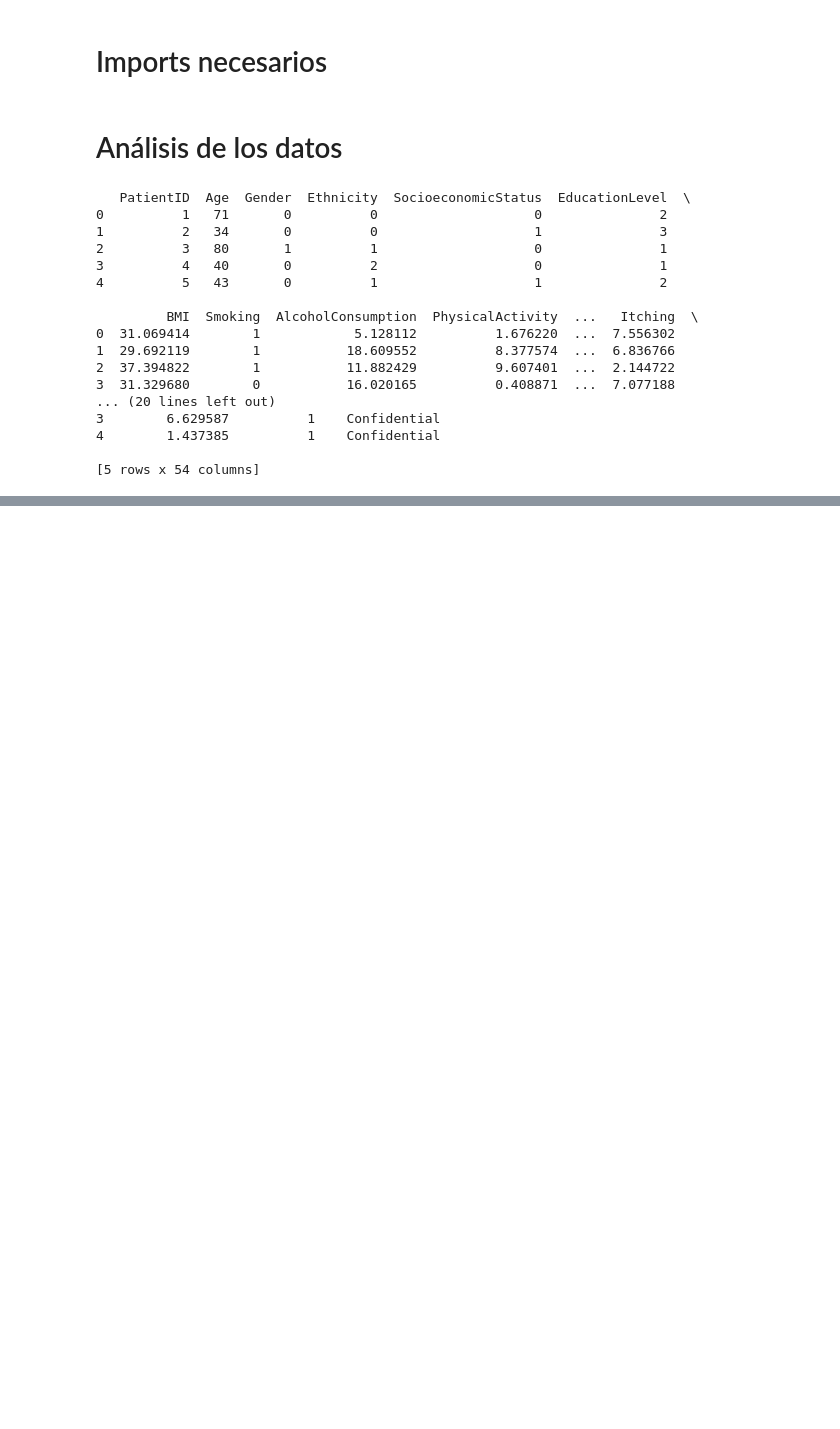
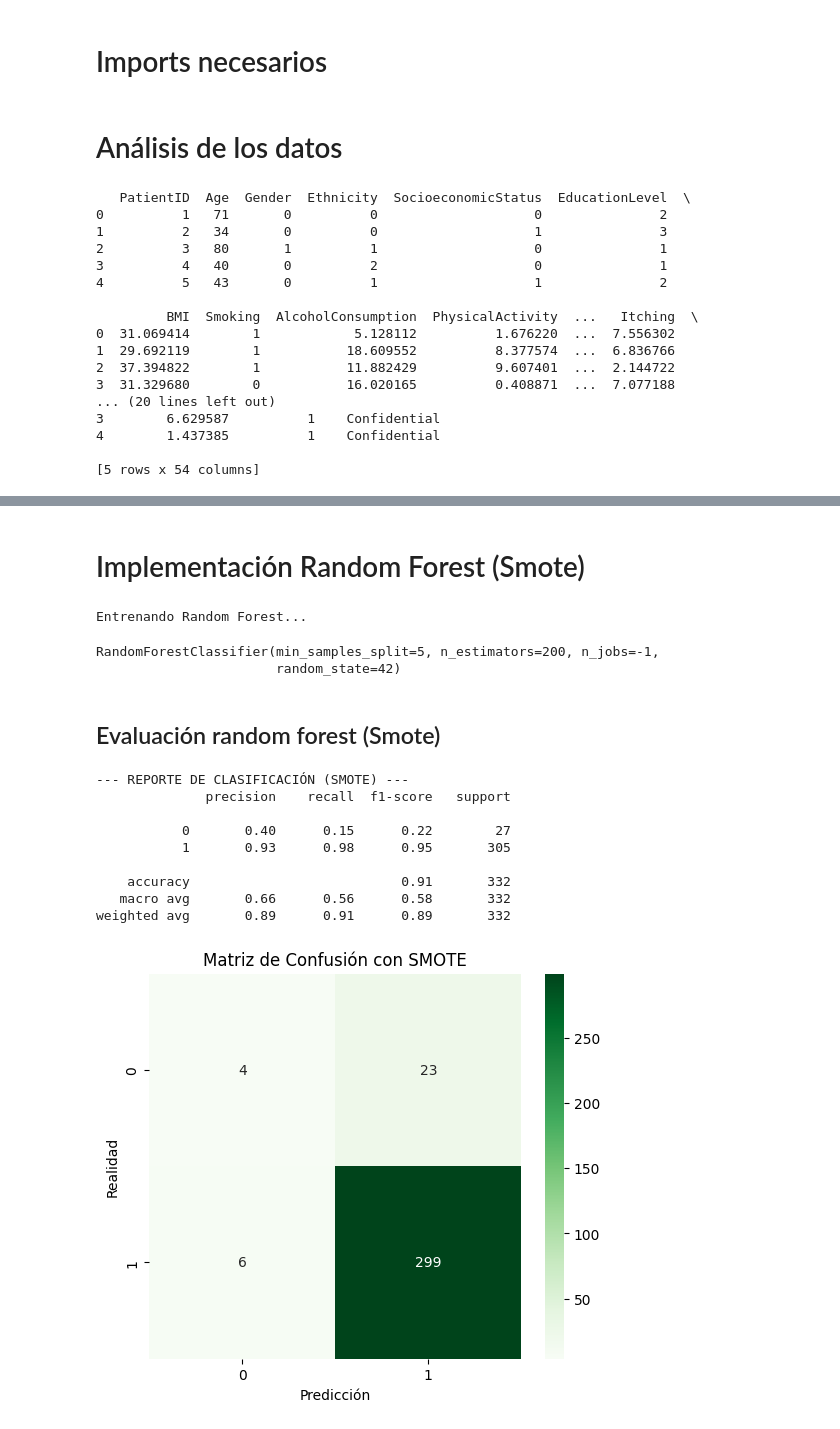
Before and after one commit to Edgarfevi/hackathon_salud, a Jupyter notebook: datos_e_ia.ipynb, the cells around one changed output, grey strips where cells are left out. Cells and saved outputs as stored; diff of their text form; code cells hidden in the pictures; blank space fills up the shorter version.

```diff
--- a/datos_e_ia.ipynb
+++ b/datos_e_ia.ipynb
@@ -55,0 +161,51 @@ Name: 1656, dtype: object]
+# %% [markdown]
+# Implementación Random Forest (Smote)
+# %%
+# ==========================================
+# 4. ENTRENAR EL RANDOM FOREST
+# ==========================================
+print("\nEntrenando Random Forest...")
+
+# Configuración robusta del modelo
+rf_model2 = RandomForestClassifier(
+    n_estimators=200,    # Número de árboles (más suele ser mejor, hasta cierto punto)
+    max_depth=None,      # Profundidad máxima (None = hasta que aprenda todo)
+    min_samples_split=5, # Evita overfitting (no dividir nodos muy pequeños)
+    random_state=42,
+    n_jobs=-1
+)
+
+rf_model2.fit(X_train_smote, y_train_smote)
+# %% [output]
+Entrenando Random Forest...
+RandomForestClassifier(min_samples_split=5, n_estimators=200, n_jobs=-1,
+                       random_state=42)
+# %% [markdown]
+## Evaluación random forest (Smote)
+# %%
+# ==========================================
+# 6. EVALUAR
+# ==========================================
+y_pred_smote = rf_model2.predict(X_test)
+
+print("\n--- REPORTE DE CLASIFICACIÓN (SMOTE) ---")
+print(classification_report(y_test, y_pred_smote))
+
+# Matriz de Confusión
+plt.figure(figsize=(6, 5))
+sns.heatmap(confusion_matrix(y_test, y_pred_smote), annot=True, fmt='d', cmap='Greens')
+plt.title('Matriz de Confusión con SMOTE')
+plt.ylabel('Realidad')
+plt.xlabel('Predicción')
+plt.show()
+# %% [output]
+--- REPORTE DE CLASIFICACIÓN (SMOTE) ---
+              precision    recall  f1-score   support
+
+           0       0.40      0.15      0.22        27
+           1       0.93      0.98      0.95       305
+
+    accuracy                           0.91       332
+   macro avg       0.66      0.56      0.58       332
+weighted avg       0.89      0.91      0.89       332
+[figure, added]
```
Also changed, not shown: parts of 13 cells of this notebook.
